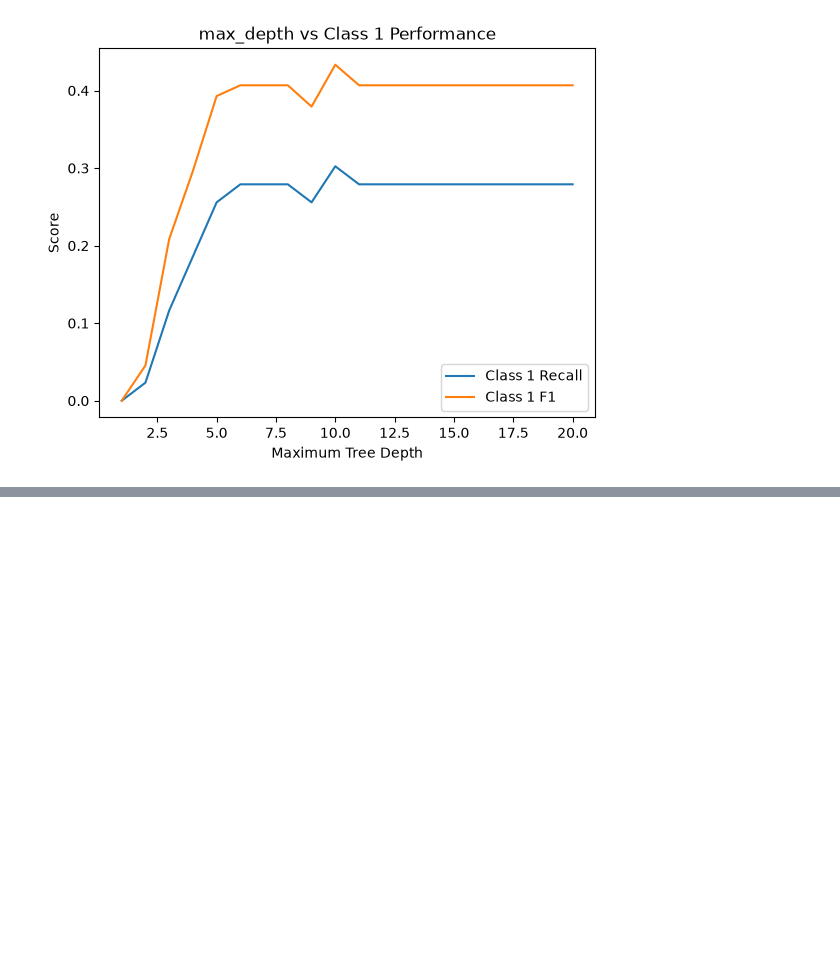
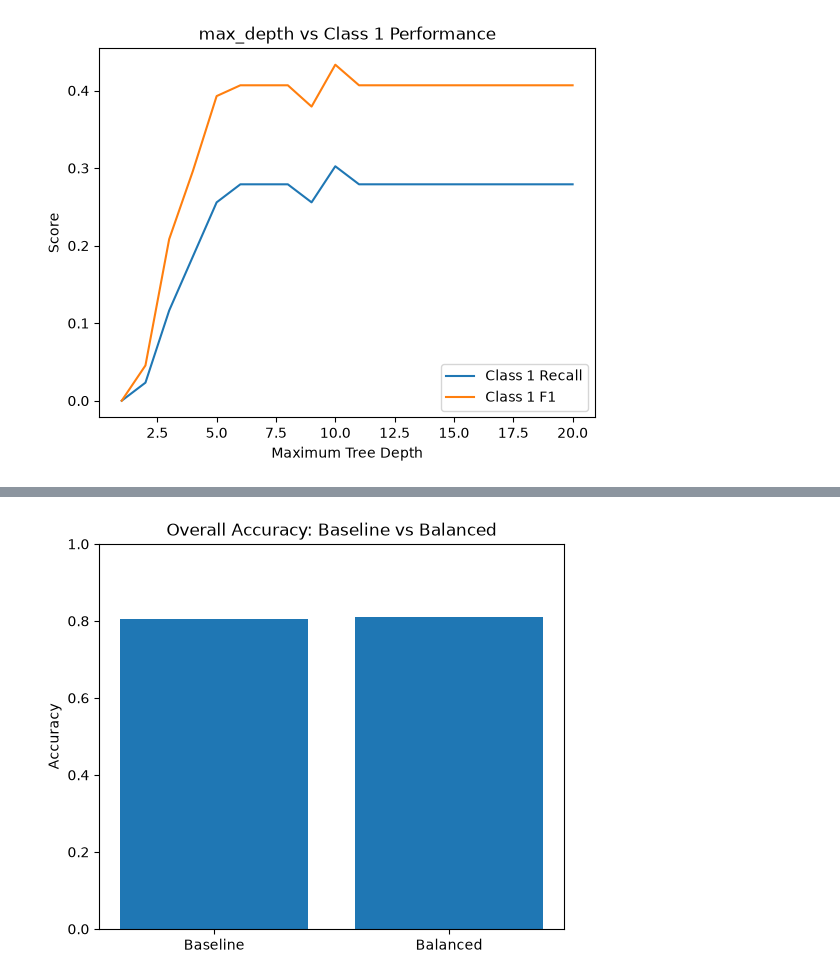
Before and after one commit to Abhilash5880/dataScience-scikit-learn-TensorFlow_project, a Jupyter notebook: employee_attrition_experiment.ipynb.ipynb, the cells around one changed output, grey strips where cells are left out. Drawn from its saved outputs; the diff is of its cells as text; code cells hidden in the pictures; blank space fills up the shorter version.

```diff
--- a/employee_attrition_experiment.ipynb.ipynb
+++ b/employee_attrition_experiment.ipynb.ipynb
@@ -284,0 +440,13 @@ plt.show()
+# %%
+plt.figure(figsize=(6, 5))
+
+plt.bar(models, accuracy)
+
+plt.ylim(0, 1)
+
+plt.ylabel("Accuracy")
+plt.title("Overall Accuracy: Baseline vs Balanced")
+
+plt.show()
+# %% [output]
+[figure, added]
```
Also changed, not shown: parts of 12 cells of this notebook.
